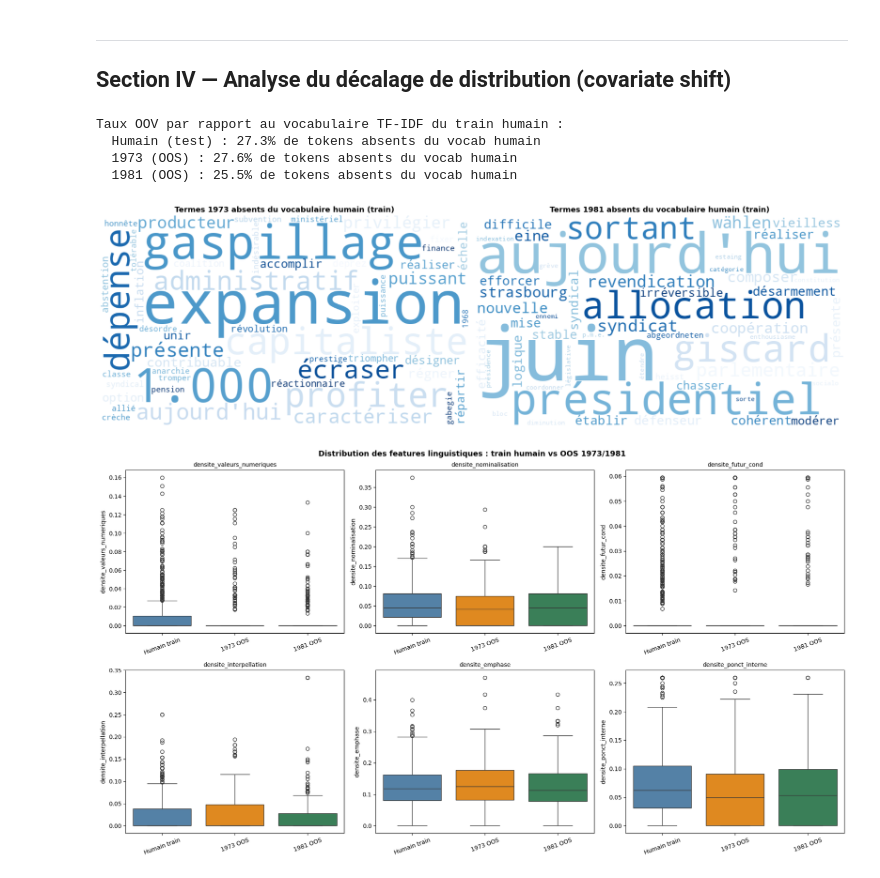
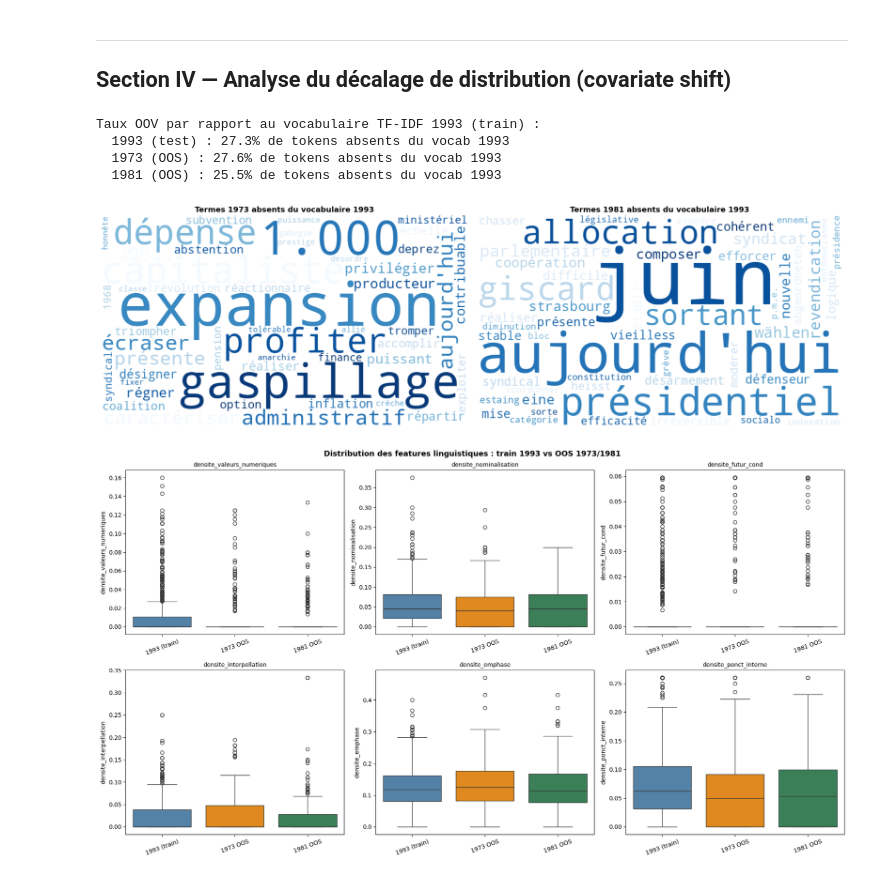
Before and after one commit to Julien-website/NLP_ENSAE_Project, a Jupyter notebook: analyse_oos.ipynb, the cells around one changed output. Drawn from its saved outputs; the diff is of its cells as text; code cells hidden in the pictures.

```diff
--- a/analyse_oos.ipynb
+++ b/analyse_oos.ipynb
@@ -323,7 +320,7 @@ LR — meilleurs params : {'clf__C': 12.5, 'clf__penalty': 'l2'}
 SVM — meilleurs params : {'clf__C': 1, 'clf__dual': True, 'clf__penalty': 'l2'}
 RF  — meilleurs params : {'clf__max_depth': 15, 'clf__max_features': 'log2', 'clf__min_samples_leaf': 1, 'clf__n_estimators': 300}
 # %%
-# Fine-tuning CamemBERT sur annotations humaines (même setup que notebook JL)
+# Fine-tuning CamemBERT sur annotations 1993 (même setup que notebook JL)
 from datasets import Dataset as HFDataset
 from transformers import (
     AutoTokenizer, AutoModelForSequenceClassification,
@@ -343,8 +340,8 @@ tokenizer_cb = AutoTokenizer.from_pretrained(MODEL_NAME)
 # Prépare les DataFrames texte/label
 train_df_cb = pd.DataFrame({'text': df_train['Texte'].apply(nettoyer).values,
                              'label': df_train['Label'].astype(int).values})
-test_df_cb  = pd.DataFrame({'text': df_test_humain['Texte'].apply(nettoyer).values,
-                             'label': df_test_humain['Label'].astype(int).values})
+test_df_cb  = pd.DataFrame({'text': df_test_1993['Texte'].apply(nettoyer).values,
+                             'label': df_test_1993['Label'].astype(int).values})
 
 train_ds_cb = HFDataset.from_pandas(train_df_cb, preserve_index=False)
 test_ds_cb  = HFDataset.from_pandas(test_df_cb,  preserve_index=False)
@@ -370,7 +367,7 @@ def compute_metrics_cb(eval_pred):
 model_cb = AutoModelForSequenceClassification.from_pretrained(MODEL_NAME, num_labels=2)
 
 training_args_cb = TrainingArguments(
-    output_dir                  = './camembert_humain_results',
+    output_dir                  = './camembert_1993_results',
     eval_strategy               = 'epoch',
     save_strategy               = 'epoch',
     logging_strategy            = 'epoch',
@@ -508,14 +505,14 @@ print('Prédictions OOS terminées.')
 [interactive output not drawn]
 Prédictions OOS terminées.
 # %%
-# Tableau comparatif : in-sample humain vs out-of-sample 1973/1981
+# Tableau comparatif : in-sample 1993 vs out-of-sample 1973/1981
 rows_table = []
 for modele in ['LR', 'SVM', 'RF', 'CamemBERT']:
     row = {'Modèle': modele}
     preds_h = {'LR': y_pred_lr_h, 'SVM': y_pred_svc_h,
                 'RF': y_pred_rf_h, 'CamemBERT': y_pred_cb_h}[modele]
-    s = scores(df_test_humain['Label'], preds_h)
-    row['F1m humain'] = s['F1 macro']
+    s = scores(df_test_1993['Label'], preds_h)
+    row['F1m 1993'] = s['F1 macro']
     for year, df_oos in [(1973, df_1973), (1981, df_1981)]:
         s = scores(df_oos['Label'], results_oos[year][modele])
         row[f'F1m {year}']  = s['F1 macro']
@@ -540,8 +537,8 @@ CamemBERT       0.827     0.738      0.571      0.906     0.845     0.680      0
 fig, ax = plt.subplots(figsize=(10, 5))
 x = np.arange(4)
 modeles = ['LR', 'SVM', 'RF', 'CamemBERT']
-cols_plot  = ['F1m humain', 'F1m 1973', 'F1m 1981']
-labels_plot = ['F1 macro (test humain)', 'F1 macro 1973 OOS', 'F1 macro 1981 OOS']
+cols_plot  = ['F1m 1993', 'F1m 1973', 'F1m 1981']
+labels_plot = ['F1 macro (test 1993)', 'F1 macro 1973 OOS', 'F1 macro 1981 OOS']
 colors = ['steelblue', 'darkorange', 'seagreen']
 width = 0.25
 
@@ -553,7 +550,7 @@ ax.set_xticks(x + width)
 ax.set_xticklabels(modeles, fontsize=12)
 ax.set_ylabel('F1 macro')
 ax.set_ylim(0, 1)
-ax.set_title('Performance : test humain vs out-of-sample 1973/1981', fontsize=13, fontweight='bold')
+ax.set_title('Performance : test 1993 vs out-of-sample 1973/1981', fontsize=13, fontweight='bold')
 ax.legend(fontsize=11)
 ax.axhline(0.5, color='red', linestyle='--', alpha=0.4, label='Baseline aléatoire')
 plt.tight_layout()
@@ -625,10 +622,10 @@ plt.show()
 ---
 ## Section IV — Analyse du décalage de distribution (covariate shift)
 # %%
-# 4.1 — Shift lexical : taux de tokens OOV par rapport au vocabulaire TF-IDF humain
-tfidf_humain = TfidfVectorizer(ngram_range=(1, 2), min_df=3, max_df=0.95)
-tfidf_humain.fit(df_train['texte_lemmatise'].fillna(''))
-vocab_train = set(tfidf_humain.vocabulary_.keys())
+# 4.1 — Shift lexical : taux de tokens OOV par rapport au vocabulaire TF-IDF 1993
+tfidf_1993 = TfidfVectorizer(ngram_range=(1, 2), min_df=3, max_df=0.95)
+tfidf_1993.fit(df_train['texte_lemmatise'].fillna(''))
+vocab_train = set(tfidf_1993.vocabulary_.keys())
 
 def oov_rate(textes, vocab):
     rates = []
@@ -640,37 +637,37 @@ def oov_rate(textes, vocab):
         rates.append(oov / len(tokens))
     return np.mean(rates) if rates else 0
 
-print('Taux OOV par rapport au vocabulaire TF-IDF du train humain :')
-for label, df_oos in [('Humain (test)', df_test_humain), ('1973 (OOS)', df_1973), ('1981 (OOS)', df_1981)]:
+print('Taux OOV par rapport au vocabulaire TF-IDF 1993 (train) :')
+for label, df_oos in [('1993 (test)', df_test_1993), ('1973 (OOS)', df_1973), ('1981 (OOS)', df_1981)]:
     rate = oov_rate(df_oos['texte_lemmatise'].fillna(''), vocab_train)
-    print(f'  {label} : {rate*100:.1f}% de tokens absents du vocab humain')
+    print(f'  {label} : {rate*100:.1f}% de tokens absents du vocab 1993')
 # %% [output]
-Taux OOV par rapport au vocabulaire TF-IDF du train humain :
-  Humain (test) : 27.3% de tokens absents du vocab humain
-  1973 (OOS) : 27.6% de tokens absents du vocab humain
-  1981 (OOS) : 25.5% de tokens absents du vocab humain
+Taux OOV par rapport au vocabulaire TF-IDF 1993 (train) :
+  1993 (test) : 27.3% de tokens absents du vocab 1993
+  1973 (OOS) : 27.6% de tokens absents du vocab 1993
+  1981 (OOS) : 25.5% de tokens absents du vocab 1993
 # %%
-# Wordclouds : termes spécifiques à 1973/1981 absents du vocabulaire du train humain
+# Wordclouds : termes spécifiques à 1973/1981 absents du vocabulaire du train 1993
 def top_oov_words(df_oos, vocab_ref, top_n=50):
     counter = {}
     for t in df_oos['texte_lemmatise'].dropna():
         for tok in str(t).split():
             if tok not in vocab_ref and len(tok) > 3:
                 counter[tok] = counter.get(tok, 0) + 1
     return dict(sorted(counter.items(), key=lambda x: x[1], reverse=True)[:top_n])
 
 fig, axes = plt.subplots(1, 2, figsize=(18, 6))
 for ax, (year, df_oos) in zip(axes, [(1973, df_1973), (1981, df_1981)]):
     oov_words = top_oov_words(df_oos, vocab_train)
     if oov_words:
         wc = WordCloud(width=700, height=400, background_color='white', colormap='Blues')
         wc.generate_from_frequencies(oov_words)
         ax.imshow(wc, interpolation='bilinear')
     ax.axis('off')
-    ax.set_title(f'Termes {year} absents du vocabulaire humain (train)', fontsize=13, fontweight='bold')
+    ax.set_title(f'Termes {year} absents du vocabulaire 1993', fontsize=13, fontweight='bold')
 plt.tight_layout()
 plt.show()
 # %% [output]
-[figure, old version]
+[figure, new version]
 # %%
 # 4.2 — Shift des features linguistiques : boxplots comparatifs
```
Also changed, not shown: parts of 18 cells of this notebook.
